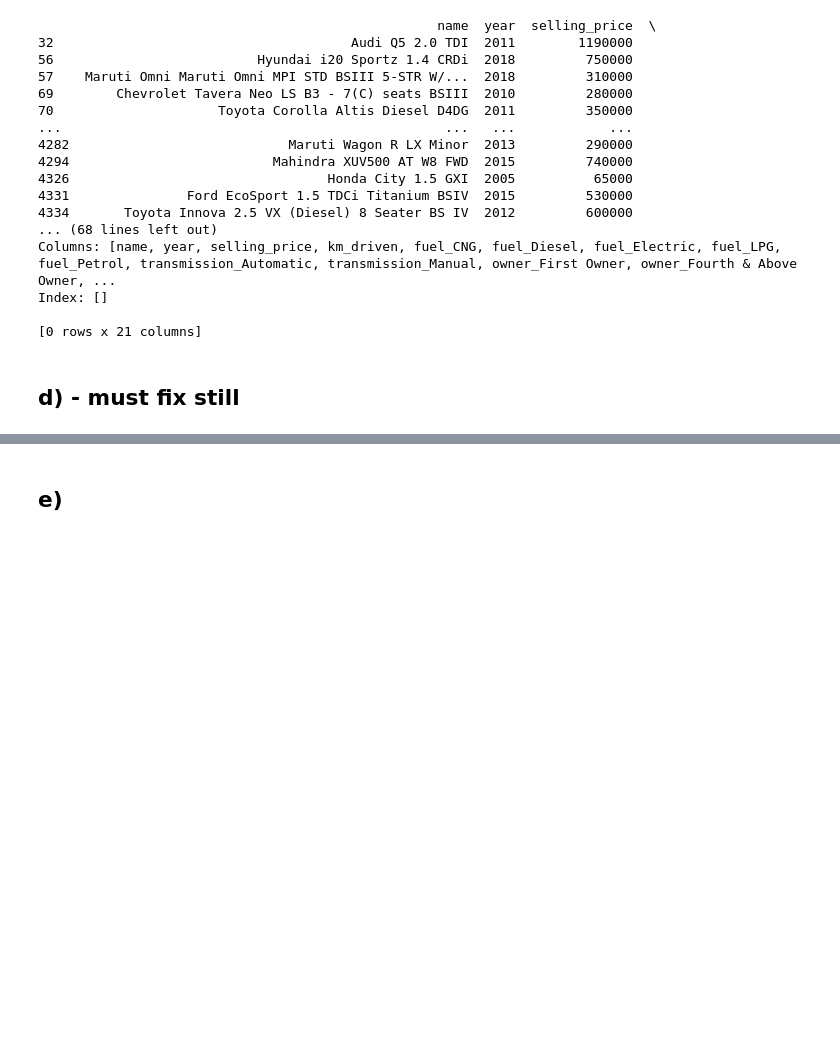
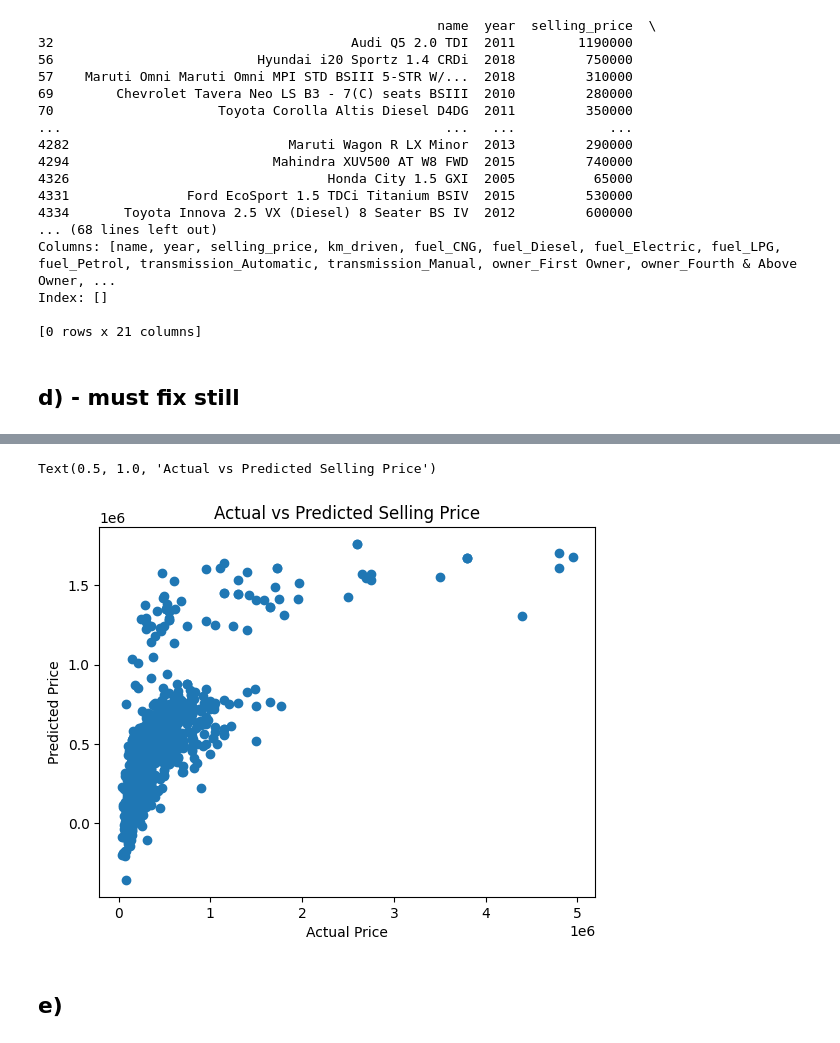
Before and after one commit to jvdlopes/CSI4142_A3, a Jupyter notebook: d1.ipynb, the cells around one changed output, grey strips where cells are left out. Drawn from its saved outputs; the diff is of its cells as text; code cells hidden in the pictures; blank space fills up the shorter version.

```diff
--- a/d1.ipynb
+++ b/d1.ipynb
@@ -183,3 +198,52 @@ plt.legend()
+# %%
+features = [
+    'year',
+    'km_driven',
+    'fuel_CNG',
+    'fuel_Diesel',
+    'fuel_Electric',
+    'fuel_LPG',
+    'transmission_Automatic',
+    'owner_Second Owner',
+    'owner_Third Owner',
+    'owner_Fourth & Above Owner',
+    'owner_Test Drive Car',
+    'seller_type_Dealer',
+    'seller_type_Trustmark Dealer'
+]
+
+x = dfEncoded[features]
+y = dfEncoded['selling_price']
+
+
+x_train, x_test, y_train, y_test = train_test_split(x, y, test_size=0.2, random_state=42)
+
+
+model = LinearRegression().fit(x_train, y_train)
+
+#print('coef:', model.coef_)
+#print('intercept:', model.intercept_)
+#print('R² train:', model.score(x_train, y_train))
+#print('R² test :', model.score(x_test, y_test))
+
+predictions = model.predict(x_test)
+# plt.scatter(x_test['year'], y_test)
+# plt.plot(x_test['year'], predictions, color='red')
+# plt.xlabel('year')
+# plt.ylabel('selling_price')
+# plt.title('Linear regression year vs selling_price')
+
+plt.scatter(y_test, predictions)
+# plt.plot(y_test, predictions, color='red')
+
+
+
+plt.xlabel("Actual Price")
+plt.ylabel("Predicted Price")
+plt.title("Actual vs Predicted Selling Price")
+# %% [output]
+Text(0.5, 1.0, 'Actual vs Predicted Selling Price')
+[figure, added]
 # %% [markdown]
 ## e)
 # %%
```
Also changed, not shown: parts of 6 cells of this notebook.
